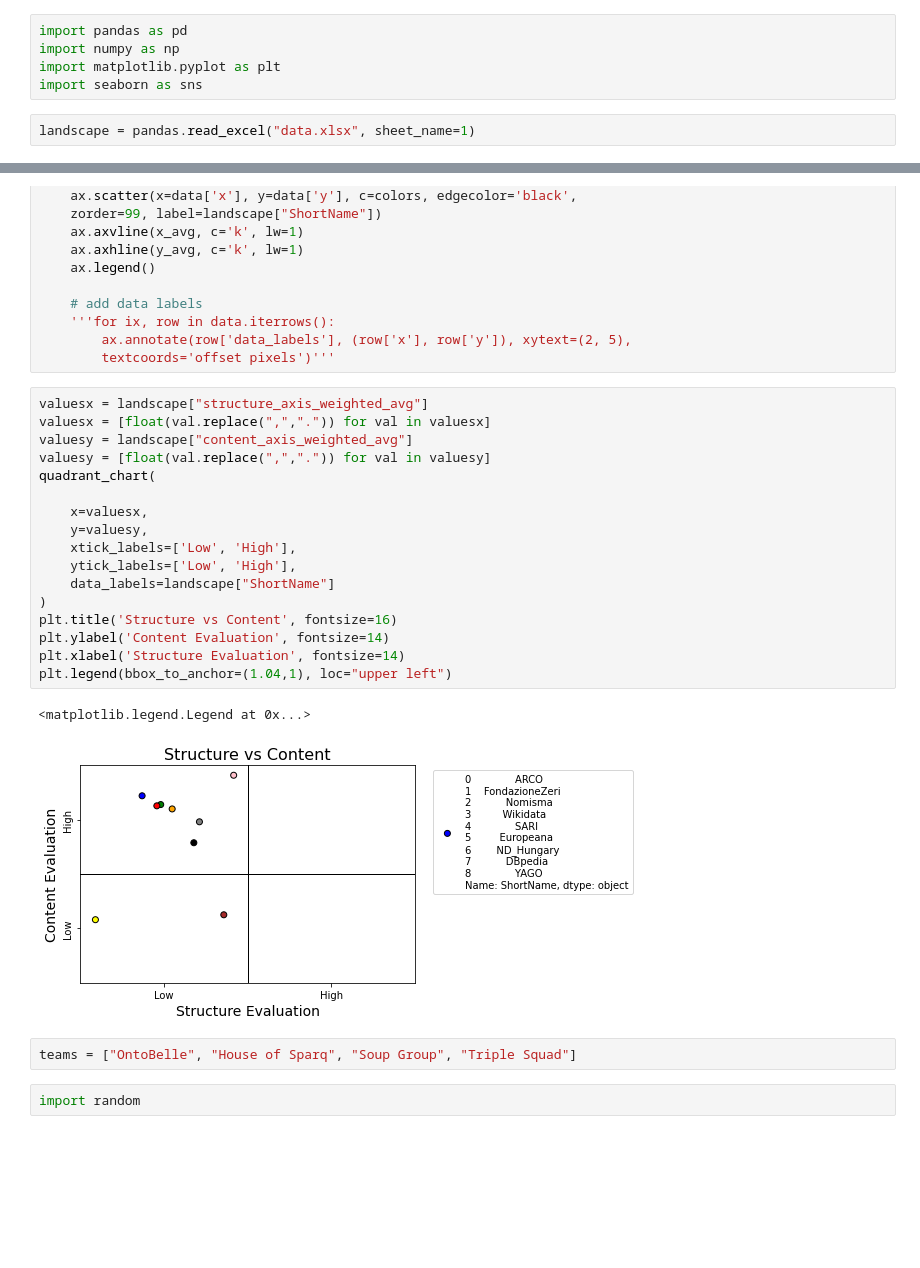
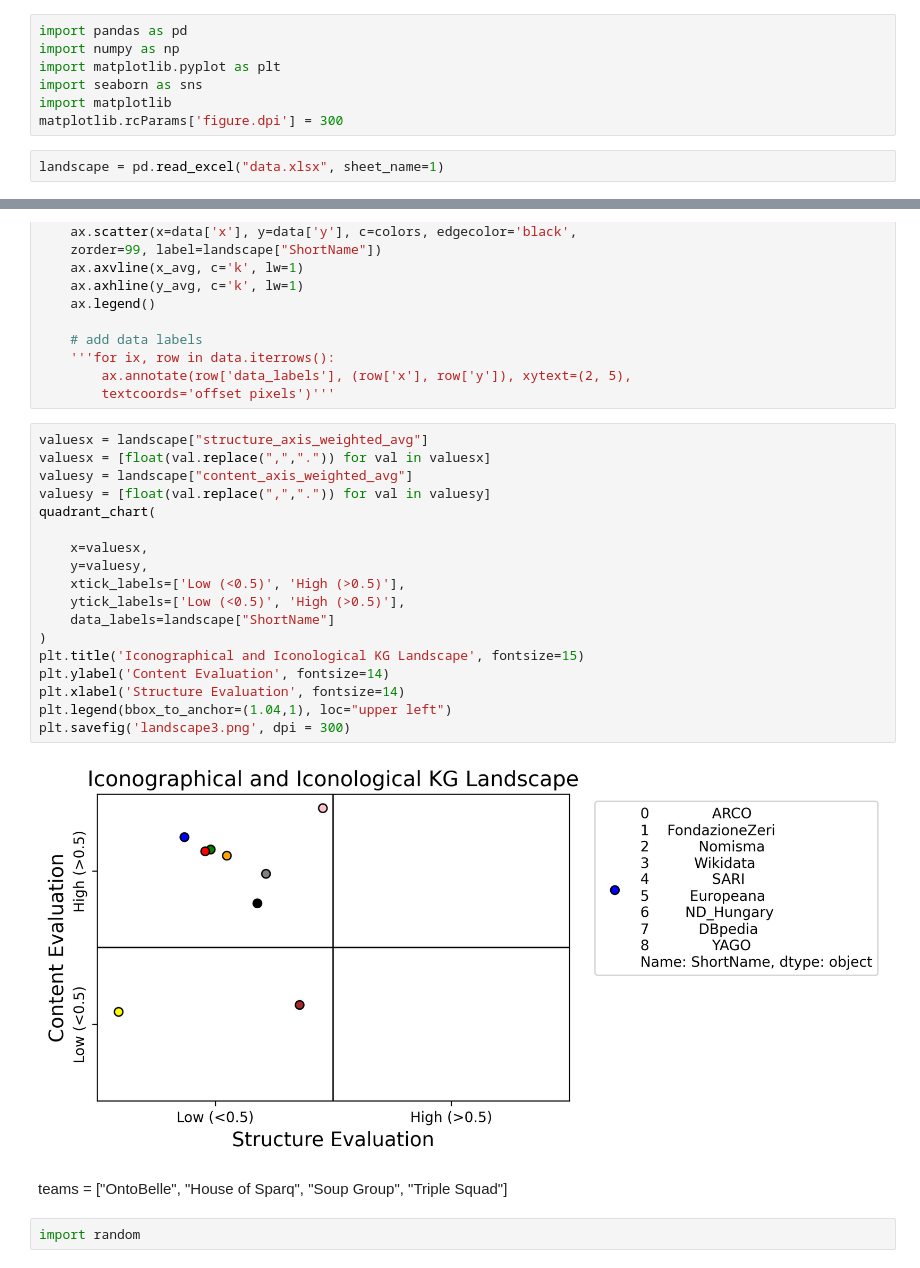
Before and after one commit to SofiBar/ArtGraphsLandscapeAnalysis, a Jupyter notebook: landscape/Untitled.ipynb, the cells around one changed output, grey strips where cells are left out. Drawn from its saved outputs; the diff is of its cells as text; blank space fills up the shorter version.

```diff
--- a/landscape/Untitled.ipynb
+++ b/landscape/Untitled.ipynb
@@ -3,8 +3,10 @@ import pandas as pd
 import numpy as np
 import matplotlib.pyplot as plt
 import seaborn as sns
+import matplotlib
+matplotlib.rcParams['figure.dpi'] = 300
 # %%
-landscape = pandas.read_excel("data.xlsx", sheet_name=1)
+landscape = pd.read_excel("data.xlsx", sheet_name=1)
 # %%
 landscape
 # %% [output]
@@ -103,24 +104,24 @@ def quadrant_chart(x, y, xtick_labels=None, ytick_labels=None, data_labels=None,
 # %%
 valuesx = landscape["structure_axis_weighted_avg"]
 valuesx = [float(val.replace(",",".")) for val in valuesx]
 valuesy = landscape["content_axis_weighted_avg"]
 valuesy = [float(val.replace(",",".")) for val in valuesy]
 quadrant_chart(
 
     x=valuesx,
     y=valuesy,
-    xtick_labels=['Low', 'High'],
-    ytick_labels=['Low', 'High'],
+    xtick_labels=['Low (<0.5)', 'High (>0.5)'],
+    ytick_labels=['Low (<0.5)', 'High (>0.5)'],
     data_labels=landscape["ShortName"]
 )
-plt.title('Structure vs Content', fontsize=16)
+plt.title('Iconographical and Iconological KG Landscape', fontsize=15)
 plt.ylabel('Content Evaluation', fontsize=14)
 plt.xlabel('Structure Evaluation', fontsize=14)
 plt.legend(bbox_to_anchor=(1.04,1), loc="upper left")
+plt.savefig('landscape3.png', dpi = 300)
 # %% [output]
-<matplotlib.legend.Legend at 0x...>
-[figure, old version]
+[figure, new version]
-# %%
-teams = ["OntoBelle", "House of Sparq", "Soup Group", "Triple Squad"]
+# %% [markdown]
+teams = ["OntoBelle", "House of Sparq", "Soup Group", "Triple Squad"]
 # %%
 import random
```
Also changed, not shown: parts of 1 cell of this notebook, 4 other files.
